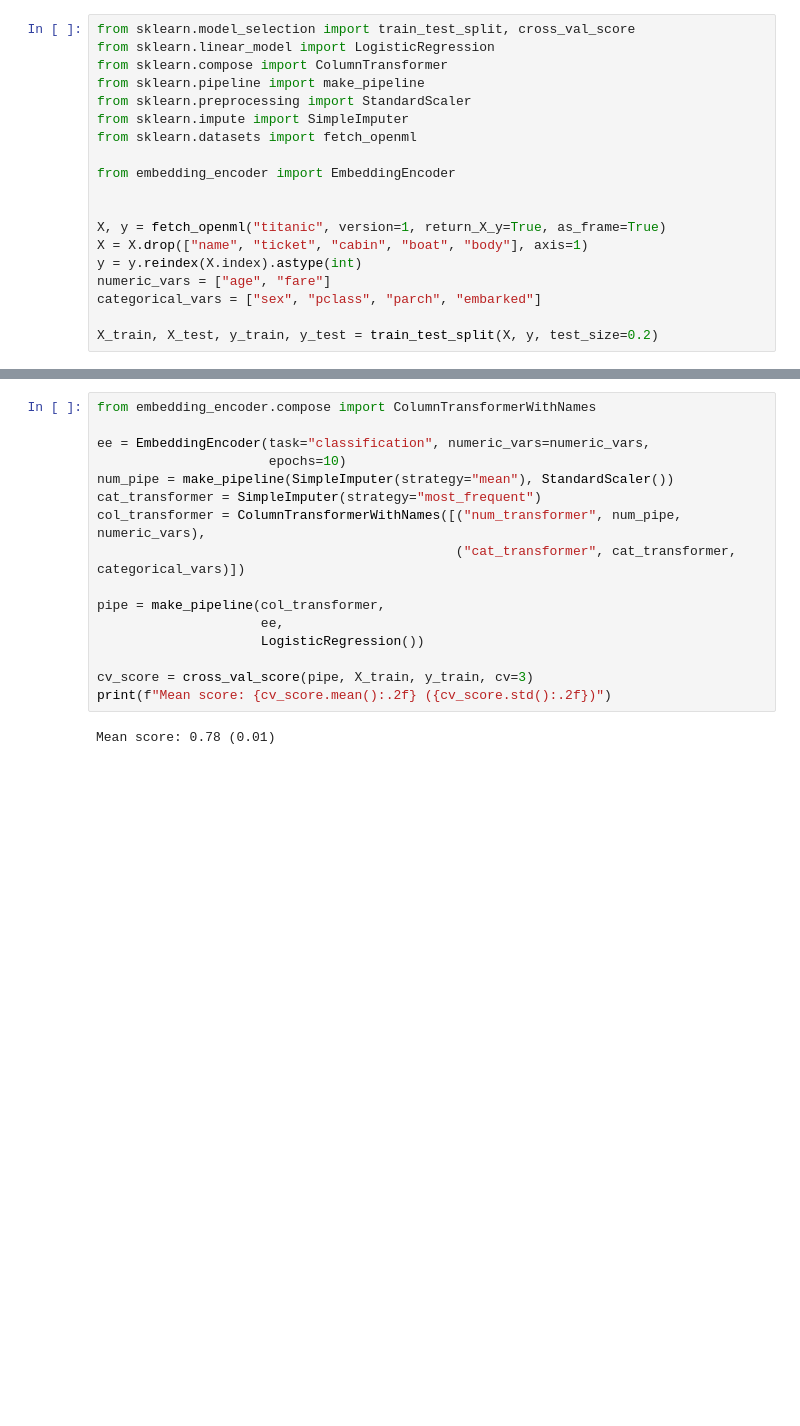
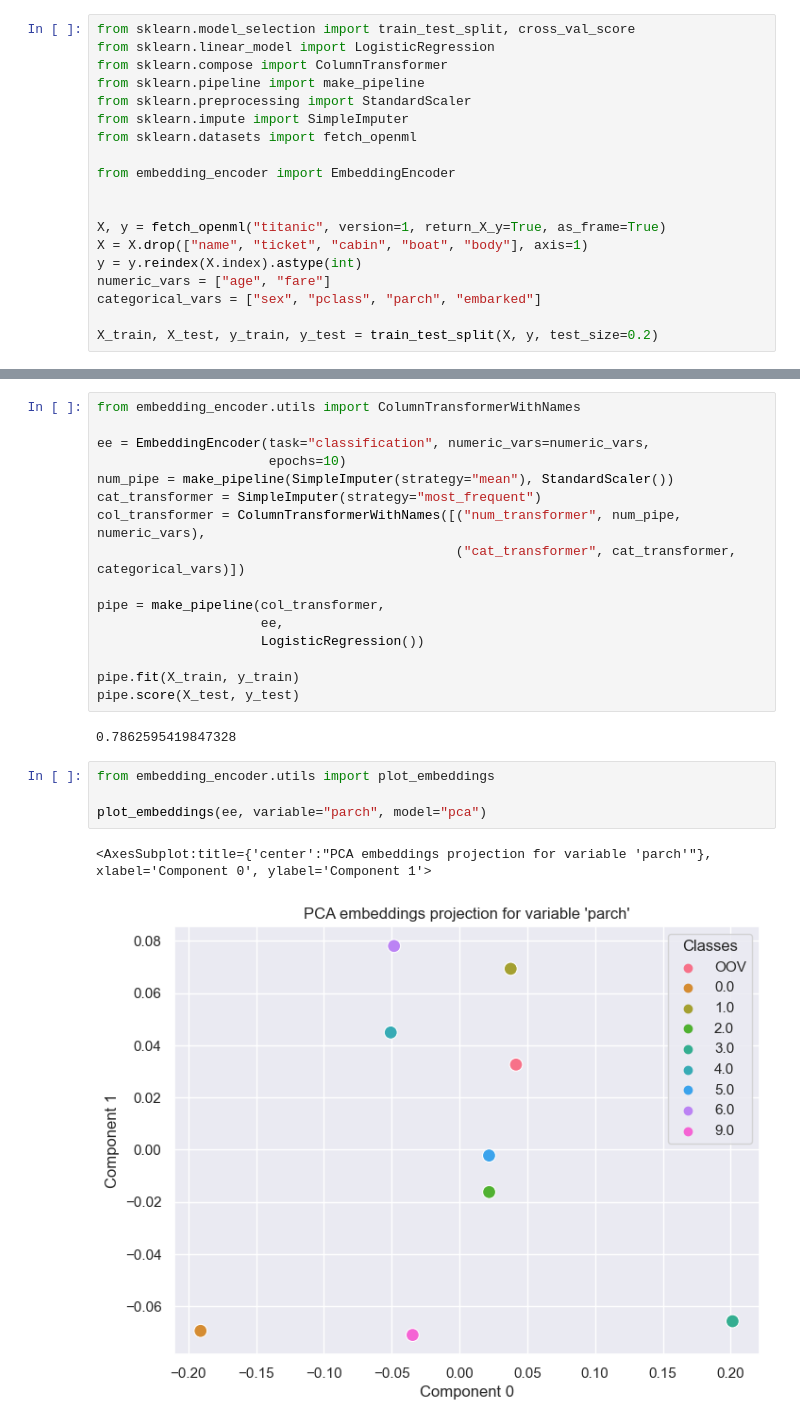
Before and after one commit to cpa-analytics/embedding-encoder, a Jupyter notebook: embedding_encoder/examples/titanic.ipynb, the cells around one changed output, grey strips where cells are left out. Cells and saved outputs as stored; diff of their text form; blank space fills up the shorter version.

Commit message:
Add optional plotting capabilities

```diff
--- a/embedding_encoder/examples/titanic.ipynb
+++ b/embedding_encoder/examples/titanic.ipynb
@@ -34,5 +34,5 @@ Mean score: 0.79 (0.00)
 # %%
-from embedding_encoder.compose import ColumnTransformerWithNames
+from embedding_encoder.utils import ColumnTransformerWithNames
 
 ee = EmbeddingEncoder(task="classification", numeric_vars=numeric_vars,
                       epochs=10)
@@ -45,7 +45,14 @@ pipe = make_pipeline(col_transformer,
                      ee,
                      LogisticRegression())
 
-cv_score = cross_val_score(pipe, X_train, y_train, cv=3)
-print(f"Mean score: {cv_score.mean():.2f} ({cv_score.std():.2f})")
+pipe.fit(X_train, y_train)
+pipe.score(X_test, y_test)
 # %% [output]
-Mean score: 0.78 (0.01)
+0.7862595419847328
+# %%
+from embedding_encoder.utils import plot_embeddings
+
+plot_embeddings(ee, variable="parch", model="pca")
+# %% [output]
+<AxesSubplot:title={'center':"PCA embeddings projection for variable 'parch'"}, xlabel='Component 0', ylabel='Component 1'>
+[figure, added]
```
Also changed, not shown: parts of 1 cell of this notebook, 11 other files.
